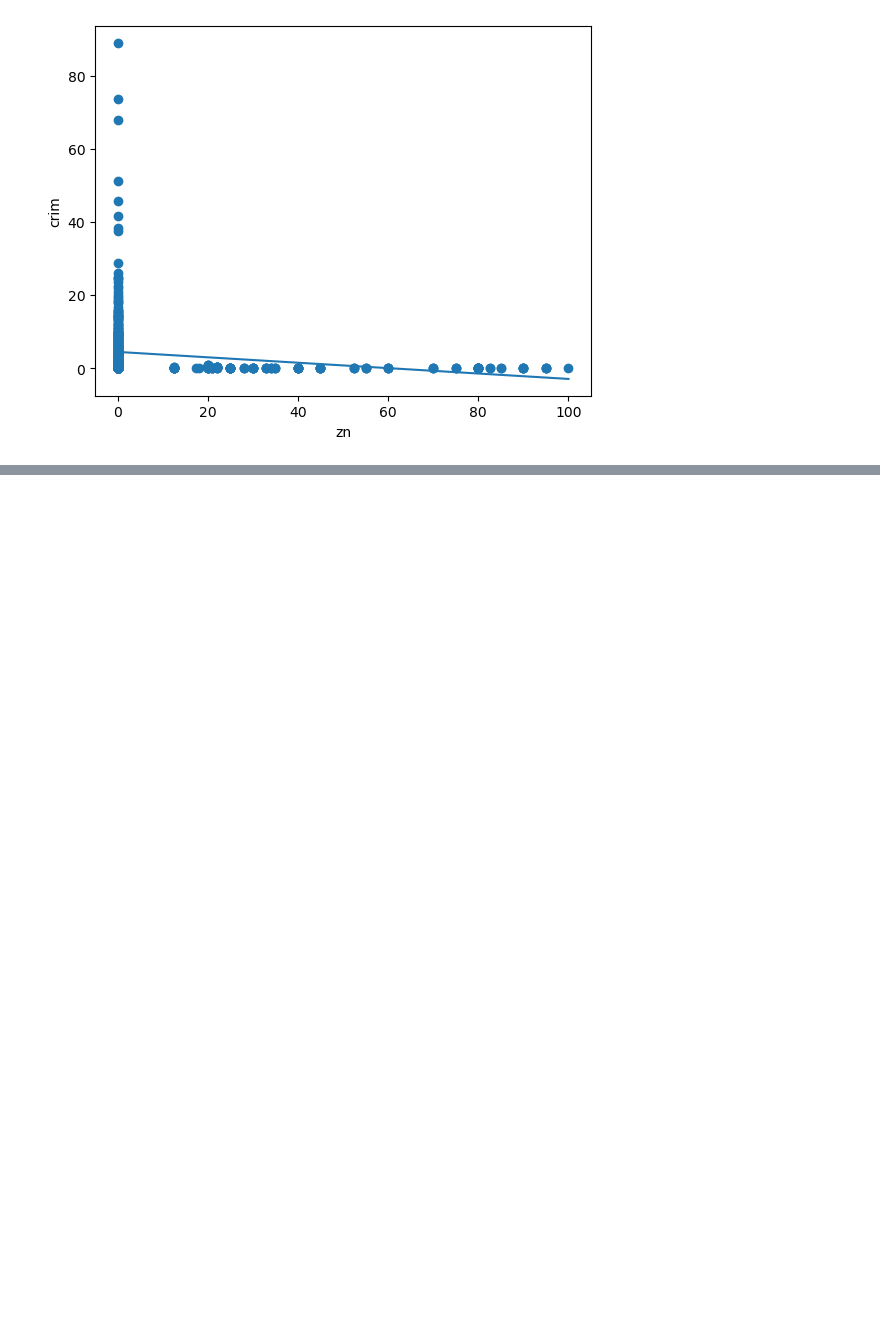
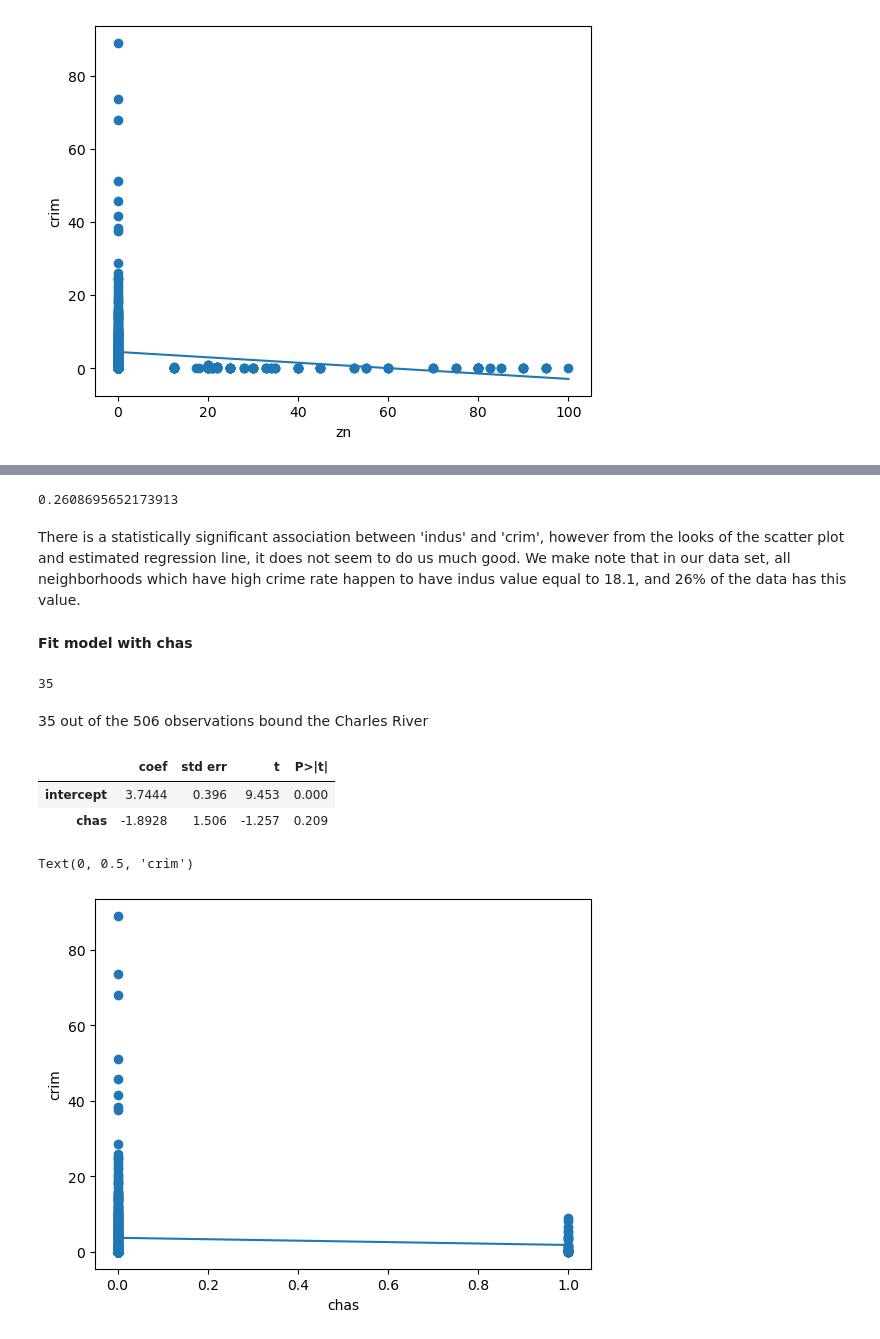
Before and after one commit to carmancater/an-introduction-to-statistical-learning-with-applications-in-python, a Jupyter notebook: Chapter 03 - Linear Regression/Ch 3 Ex 15.ipynb, the cells around one changed output, grey strips where cells are left out. Drawn from its saved outputs; the diff is of its cells as text; code cells hidden in the pictures; blank space fills up the shorter version.

```diff
--- a/Chapter 03 - Linear Regression/Ch 3 Ex 15.ipynb
+++ b/Chapter 03 - Linear Regression/Ch 3 Ex 15.ipynb
@@ -65,0 +176,30 @@ There is a statistically significant association between 'zn' and 'crim', howeve
+# %%
+len(df[['crim']][df['indus'] == 18.1])/len(df[['crim']])
+# %% [output]
+0.2608695652173913
+# %% [markdown]
+There is a statistically significant association between 'indus' and 'crim', however from the looks of the scatter plot and estimated regression line, it does not seem to do us much good. We make note that in our data set, all neighborhoods which have high crime rate happen to have indus value equal to 18.1, and 26% of the data has this value.
+# %% [markdown]
+**Fit model with chas**
+# %%
+np.sum(df['chas'] == 1)
+# %% [output]
+35
+# %% [markdown]
+35 out of the 506 observations bound the Charles River
+# %%
+X = MS(['chas']).fit_transform(df)
+result = sm.OLS(y, X).fit()
+summarize(result)
+# %% [output]
+|  | coef | std err | t | P>|t| |
+| intercept | 3.7444 | 0.396 | 9.453 | 0.000 |
+| chas | -1.8928 | 1.506 | -1.257 | 0.209 |
+# %%
+plt.scatter(df['chas'], y)
+plt.plot([0,1],[3.7444, 3.7444 - 1.8928*1])
+plt.xlabel('chas')
+plt.ylabel('crim')
+# %% [output]
+Text(0, 0.5, 'crim')
+[figure, added]
```
Also changed, not shown: parts of 15 cells of this notebook.
